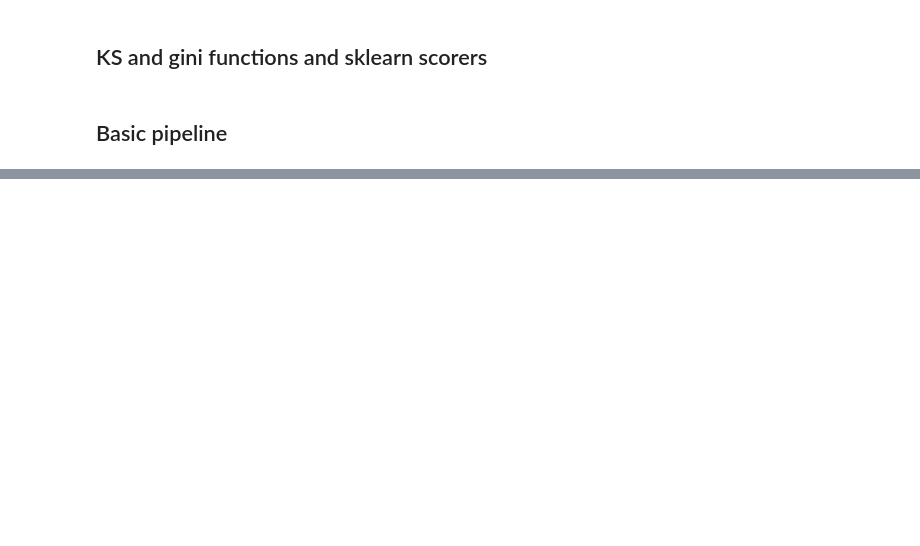
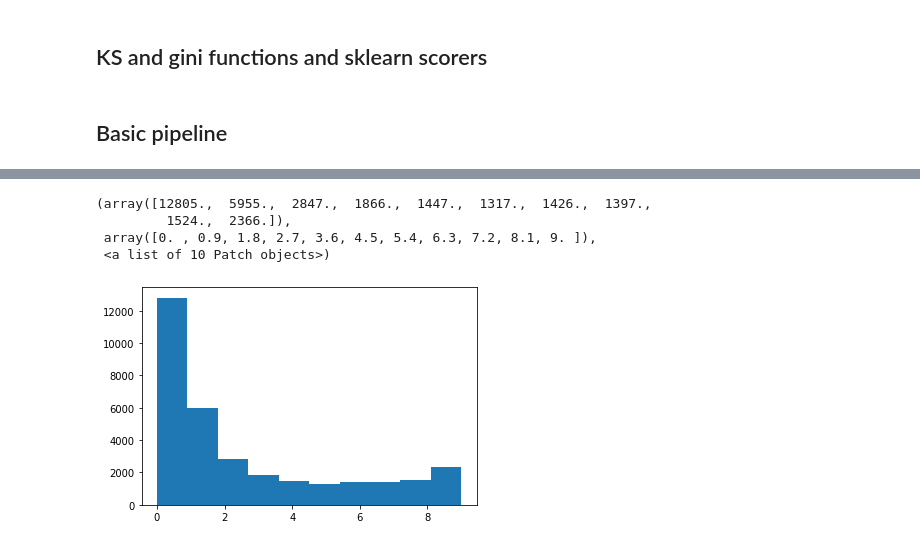
Before and after one commit to marcospiau/BankMarketingDataSet, a Jupyter notebook: notebooks/BankMarketingDataSet_v1.ipynb, the cells around one changed output, grey strips where cells are left out. Saved outputs shown, nothing was run; the diff lists cells and outputs as text; code cells hidden in the pictures; blank space fills up the shorter version.

```diff
--- a/notebooks/BankMarketingDataSet_v1.ipynb
+++ b/notebooks/BankMarketingDataSet_v1.ipynb
@@ -344,0 +388,9 @@ SelectKBest(chi2, k='all').fit_transform(X_train.drop(num_cols, axis=1), y_train
+# %%
+binner = KBinsDiscretizer(n_bins=10, encode='ordinal', strategy='kmeans')
+plt.hist(binner.fit_transform(gs.predict_proba(X_train)[:,1].reshape(-1,1)))
+# %% [output]
+(array([12805.,  5955.,  2847.,  1866.,  1447.,  1317.,  1426.,  1397.,
+         1524.,  2366.]),
+ array([0. , 0.9, 1.8, 2.7, 3.6, 4.5, 5.4, 6.3, 7.2, 8.1, 9. ]),
+ <a list of 10 Patch objects>)
+[figure, added]
```
Also changed, not shown: parts of 33 cells of this notebook.
